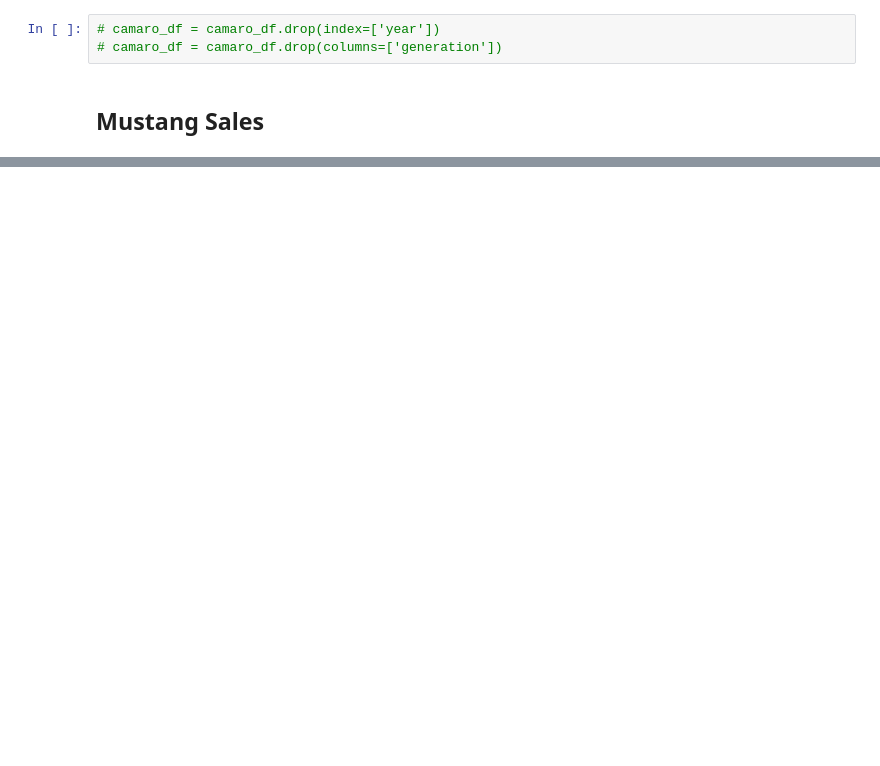
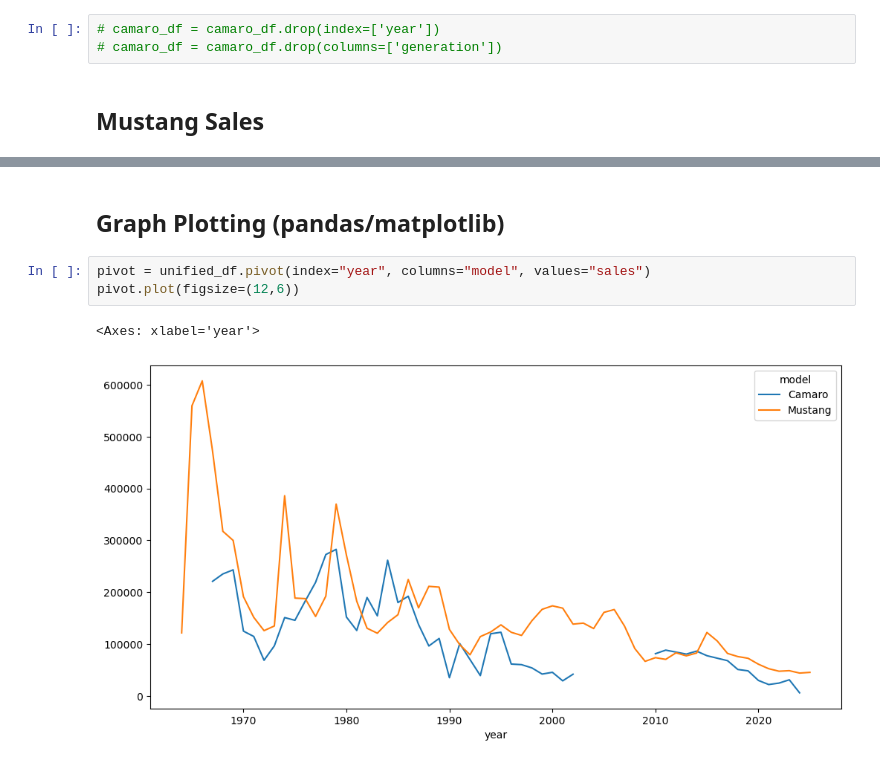
Before and after one commit to thomas-gette/mustang_camaro_sales, a Jupyter notebook: mustang_camaro_sales.ipynb, the cells around one changed output, grey strips where cells are left out. Drawn from its saved outputs; the diff is of its cells as text; blank space fills up the shorter version.

```diff
--- a/mustang_camaro_sales.ipynb
+++ b/mustang_camaro_sales.ipynb
@@ -108,0 +218,8 @@ mustang_df.head()
+# %% [markdown]
+## Graph Plotting (pandas/matplotlib)
+# %%
+pivot = unified_df.pivot(index="year", columns="model", values="sales")
+pivot.plot(figsize=(12,6))
+# %% [output]
+<Axes: xlabel='year'>
+[figure, added]
```
Also changed, not shown: parts of 31 cells of this notebook, 3 other files.
